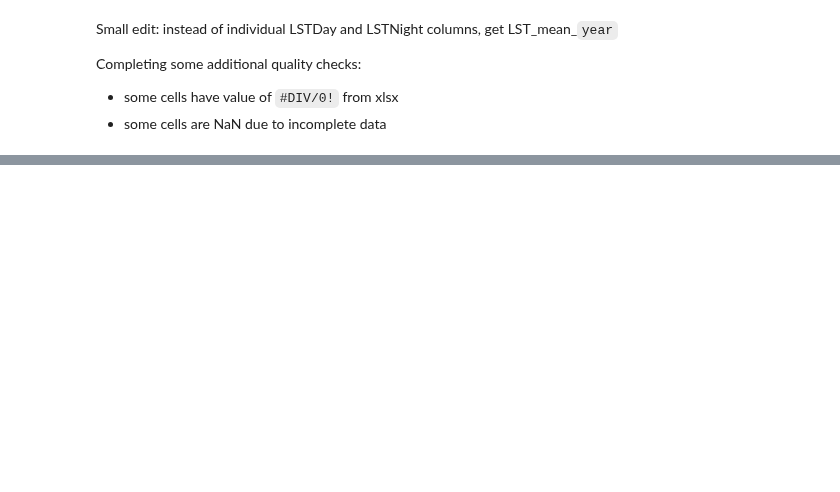
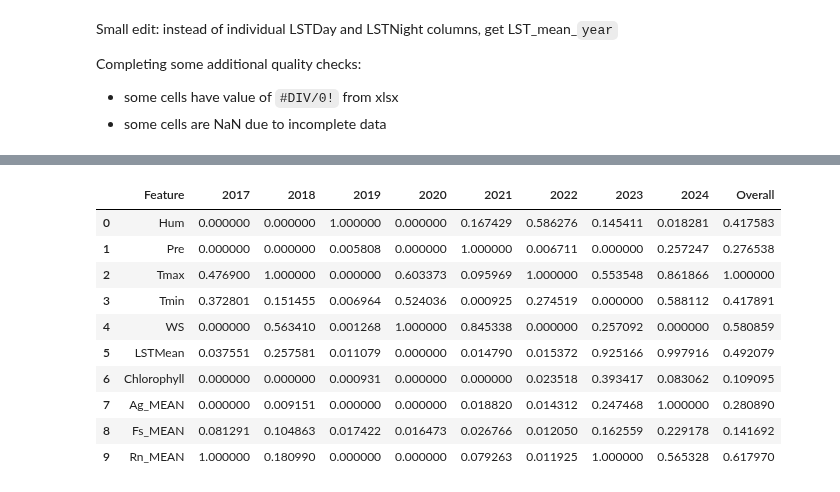
Before and after one commit to Amoreno73/wnv_embeddings, a Jupyter notebook: notebooks/true-data-shap-ranking.ipynb, the cells around one changed output, grey strips where cells are left out. Saved outputs shown, nothing was run; the diff lists cells and outputs as text; code cells hidden in the pictures; blank space fills up the shorter version.

```diff
--- a/notebooks/true-data-shap-ranking.ipynb
+++ b/notebooks/true-data-shap-ranking.ipynb
@@ -325,0 +607,15 @@ df_curr
+# %%
+df_save = df_save.rename(columns={"Unnamed: 0":"Feature"})
+df_save
+# %% [output]
+|  | Feature | 2017 | 2018 | 2019 | 2020 | 2021 | 2022 | 2023 | 2024 | Overall |
+| 0 | Hum | 0.000000 | 0.000000 | 1.000000 | 0.000000 | 0.167429 | 0.586276 | 0.145411 | 0.018281 | 0.417583 |
+| 1 | Pre | 0.000000 | 0.000000 | 0.005808 | 0.000000 | 1.000000 | 0.006711 | 0.000000 | 0.257247 | 0.276538 |
+| 2 | Tmax | 0.476900 | 1.000000 | 0.000000 | 0.603373 | 0.095969 | 1.000000 | 0.553548 | 0.861866 | 1.000000 |
+| 3 | Tmin | 0.372801 | 0.151455 | 0.006964 | 0.524036 | 0.000925 | 0.274519 | 0.000000 | 0.588112 | 0.417891 |
+| 4 | WS | 0.000000 | 0.563410 | 0.001268 | 1.000000 | 0.845338 | 0.000000 | 0.257092 | 0.000000 | 0.580859 |
+| 5 | LSTMean | 0.037551 | 0.257581 | 0.011079 | 0.000000 | 0.014790 | 0.015372 | 0.925166 | 0.997916 | 0.492079 |
+| 6 | Chlorophyll | 0.000000 | 0.000000 | 0.000931 | 0.000000 | 0.000000 | 0.023518 | 0.393417 | 0.083062 | 0.109095 |
+| 7 | Ag_MEAN | 0.000000 | 0.009151 | 0.000000 | 0.000000 | 0.018820 | 0.014312 | 0.247468 | 1.000000 | 0.280890 |
+| 8 | Fs_MEAN | 0.081291 | 0.104863 | 0.017422 | 0.016473 | 0.026766 | 0.012050 | 0.162559 | 0.229178 | 0.141692 |
+| 9 | Rn_MEAN | 1.000000 | 0.180990 | 0.000000 | 0.000000 | 0.079263 | 0.011925 | 1.000000 | 0.565328 | 0.617970 |
```
Also changed, not shown: parts of 48 cells of this notebook, 45 other files.
